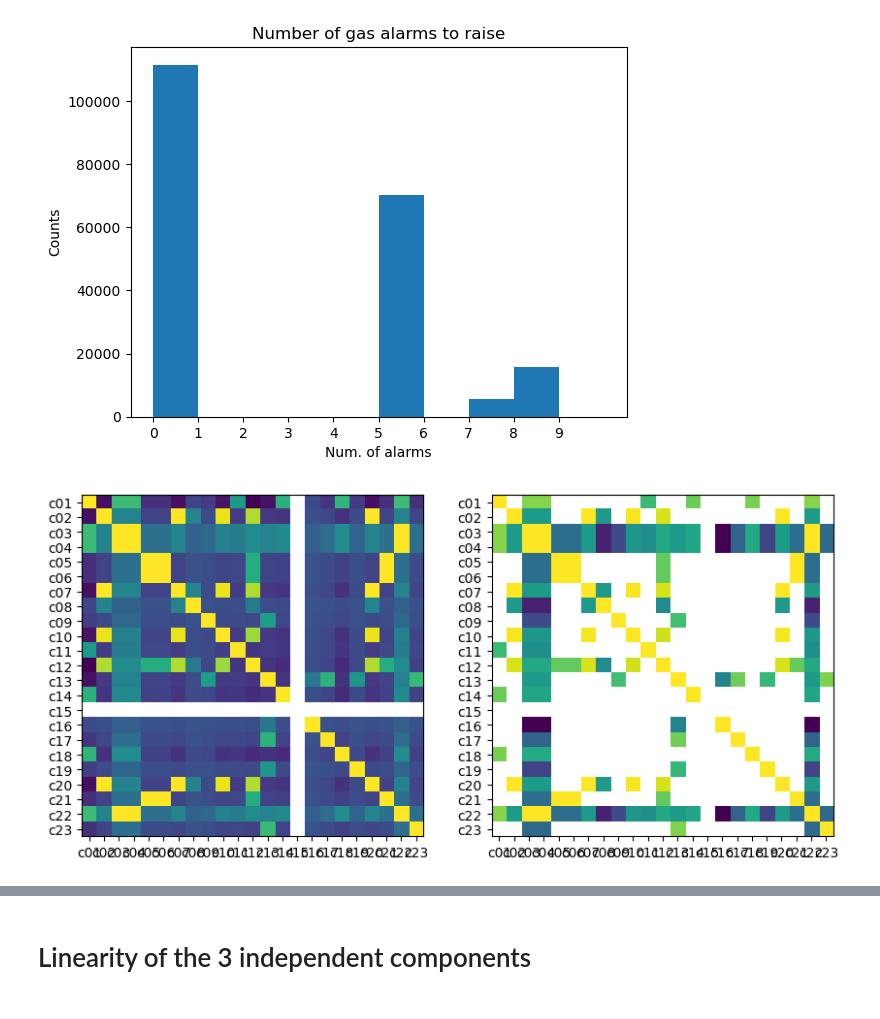
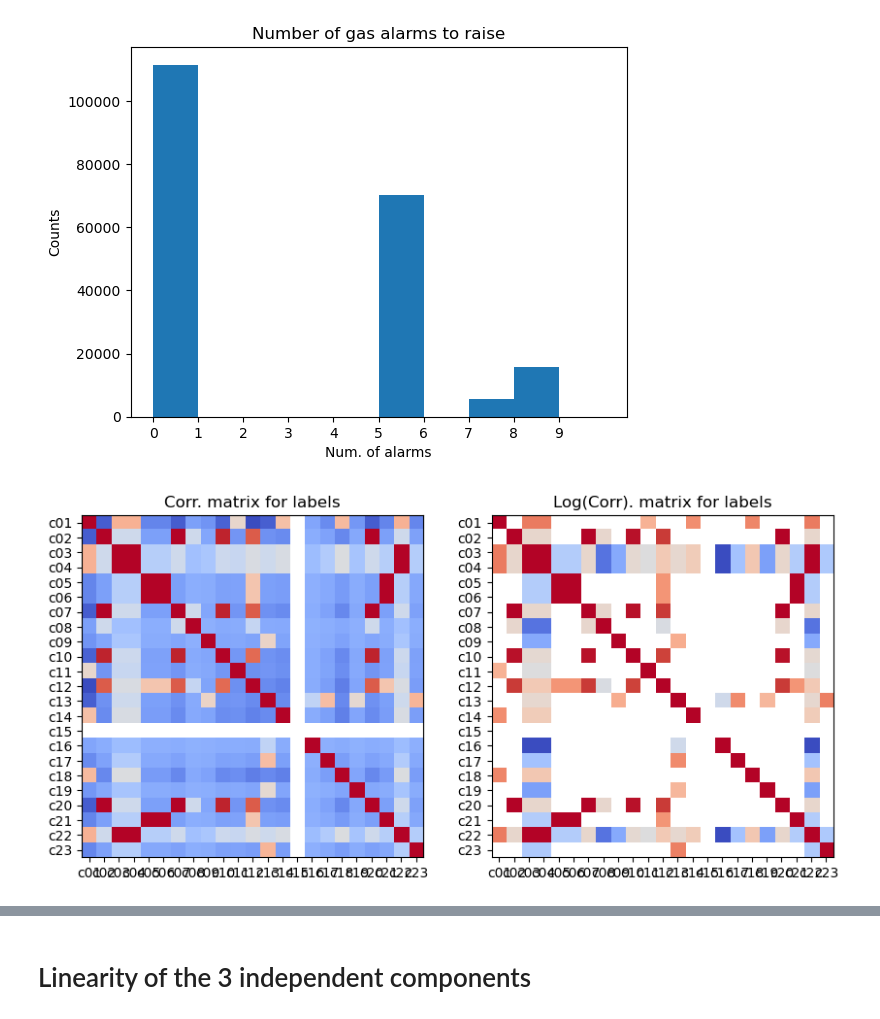
Before and after one commit to fuentediezjaime/gas_detection_challenge, a Jupyter notebook: notebooks/data_exploration.ipynb, the cells around one changed output, grey strips where cells are left out. Cells and saved outputs as stored; diff of their text form; code cells hidden in the pictures.

```diff
--- a/notebooks/data_exploration.ipynb
+++ b/notebooks/data_exploration.ipynb
@@ -148,21 +148,25 @@ f.savefig('alarms_hist.png',bbox_inches='tight')
 # %%
 target_corr = y_noid.corr()
 target_corr_log = np.log10(target_corr)
 target_names = list(target_corr.columns)
 
 
 f, ax = plt.subplots(1, 2, figsize=(10,6))
-ax[0].imshow(target_corr)
+ax[0].imshow(target_corr, cmap='coolwarm')
 ax[0].set_xticks(range(len(target_names)))
 ax[0].set_xticklabels(target_names)
 ax[0].set_yticks(range(len(target_names)))
 ax[0].set_yticklabels(target_names)
-ax[1].imshow(target_corr_log)
+ax[1].imshow(target_corr_log,cmap='coolwarm')
 ax[1].set_xticks(range(len(target_names)))
 ax[1].set_xticklabels(target_names)
 ax[1].set_yticks(range(len(target_names)))
 ax[1].set_yticklabels(target_names)
 
+ax[0].set_title('Corr. matrix for labels')
+ax[1].set_title('Log(Corr). matrix for labels')
+
+
 f.savefig('label_correlations.png',bbox_inches='tight')
 # %% [output]
-[figure, old version]
+[figure, new version]
```
Also changed, not shown: parts of 3 cells of this notebook, 3 other files.
